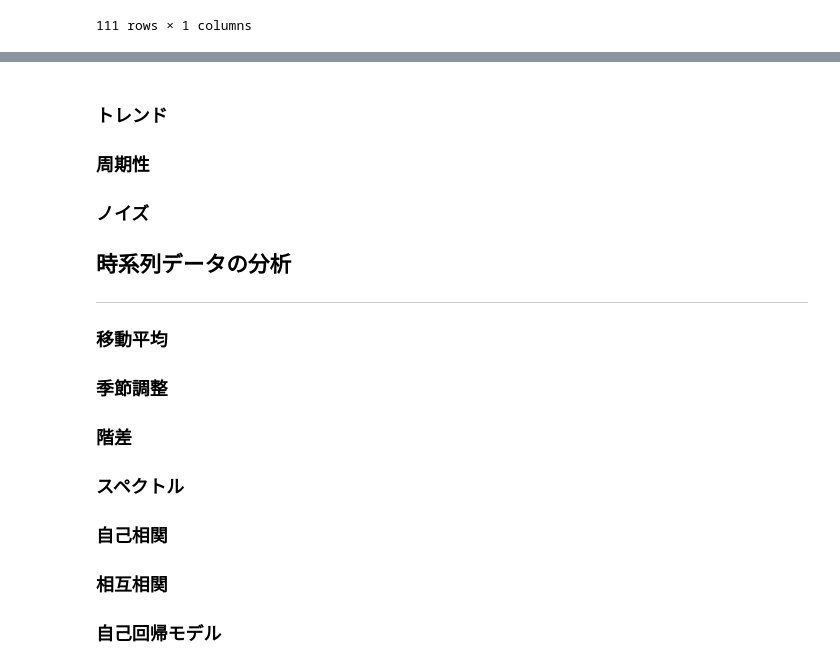
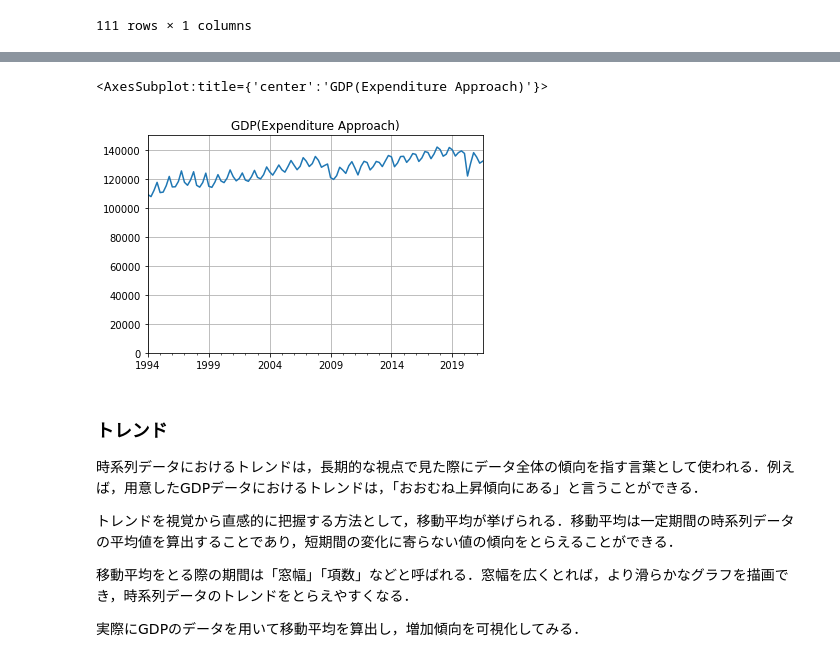
Before and after one commit to kiyoyoki/DataScienceSkillApprentice, a Jupyter notebook: TimeSeriesData.ipynb, the cells around one changed output, grey strips where cells are left out. Drawn from its saved outputs; the diff is of its cells as text; code cells hidden in the pictures.

Commit message:
(2022/01/27)日本の実質GDPデータを例に，時系列データの基本的な取り扱いについて学ぶ(移動平均，階差，自己相関関数)

```diff
--- a/TimeSeriesData.ipynb
+++ b/TimeSeriesData.ipynb
@@ -42,0 +62,4 @@ gdp_jp
+# %%
+index = pd.period_range(start='1994Q1', end='2021Q3', freq='Q-DEC')
+gdp_jp.index = index
+gdp_jp
@@ -43,14 +80,15 @@ gdp_jp
+# %%
+# インデックスを修正したところで，再度プロット
+gdp_jp.GDP.plot(title='GDP(Expenditure Approach)', grid=True, ylim=(0, 150000))
+# %% [output]
+<AxesSubplot:title={'center':'GDP(Expenditure Approach)'}>
+[figure, added]
 # %% [markdown]
 ### トレンド
-### 周期性
-### ノイズ
+時系列データにおけるトレンドは，長期的な視点で見た際にデータ全体の傾向を指す言葉として使われる．例えば，用意したGDPデータにおけるトレンドは，「おおむね上昇傾向にある」と言うことができる．
 
-## 時系列データの分析
----
-### 移動平均
-### 季節調整
-### 階差
-### スペクトル
-### 自己相関
-### 相互相関
-### 自己回帰モデル
+トレンドを視覚から直感的に把握する方法として，移動平均が挙げられる．移動平均は一定期間の時系列データの平均値を算出することであり，短期間の変化に寄らない値の傾向をとらえることができる．
+
+移動平均をとる際の期間は「窓幅」「項数」などと呼ばれる．窓幅を広くとれば，より滑らかなグラフを描画でき，時系列データのトレンドをとらえやすくなる．
+
+実際にGDPのデータを用いて移動平均を算出し，増加傾向を可視化してみる．
```
Also changed, not shown: parts of 18 cells of this notebook, 1 other file.
